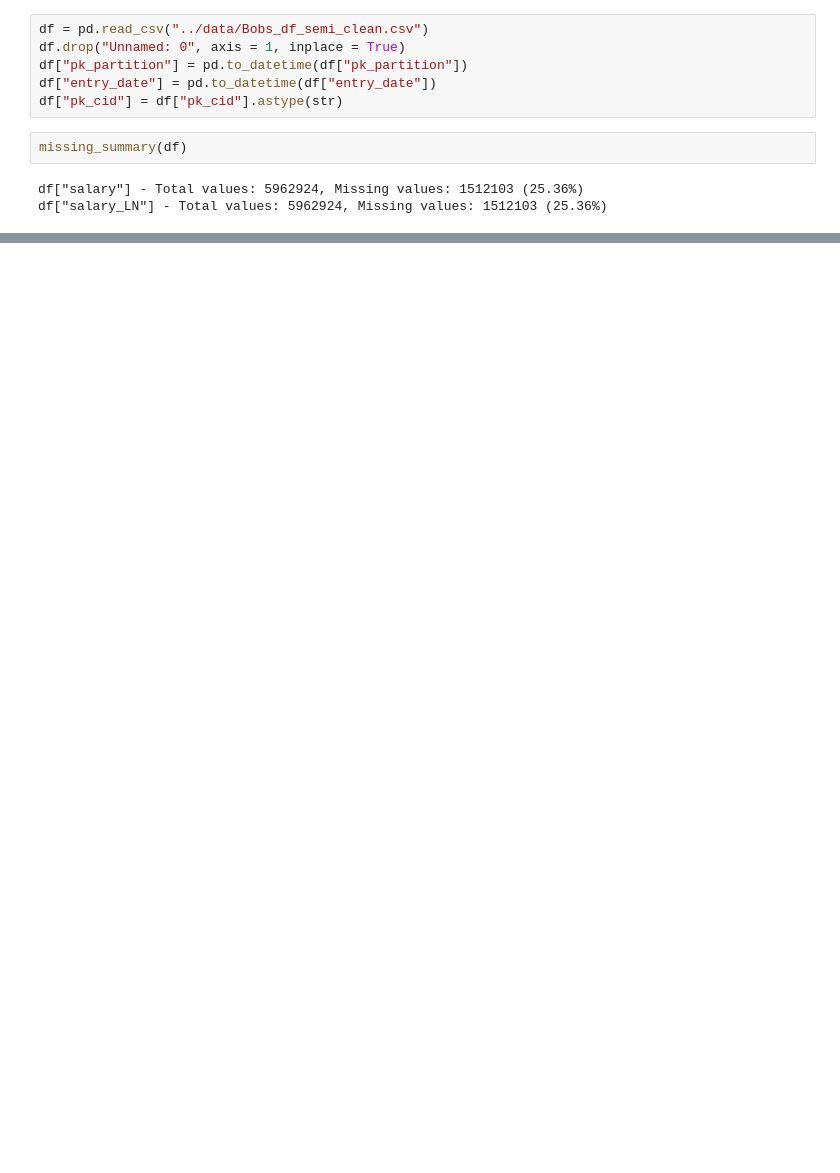
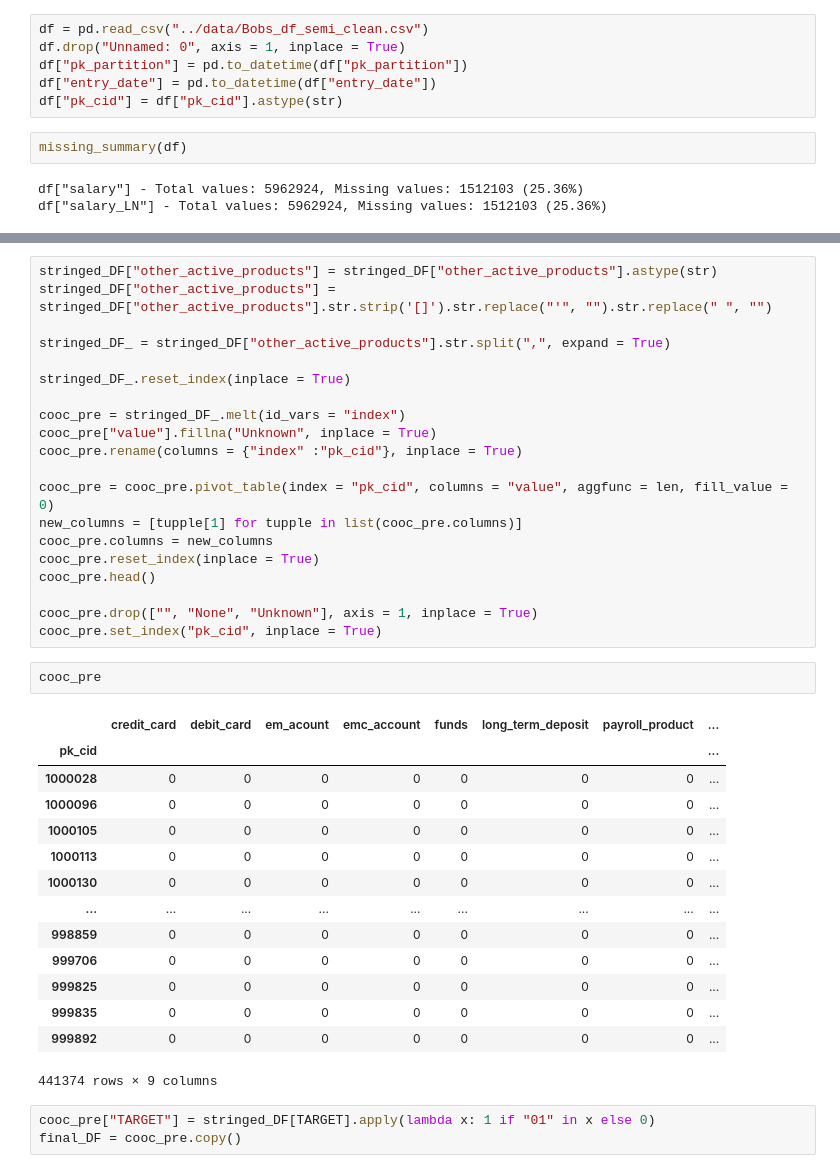
Before and after one commit to aggarcia1996/final_project_adjt, a Jupyter notebook: recommendation/ML_approach.ipynb, the cells around one changed output, grey strips where cells are left out. Cells and saved outputs as stored; diff of their text form; blank space fills up the shorter version.

```diff
--- a/recommendation/ML_approach.ipynb
+++ b/recommendation/ML_approach.ipynb
@@ -340,0 +341,40 @@ ValueError: Feature shape mismatch, expected: 39, got 40
+# %%
+stringed_DF["other_active_products"] = stringed_DF["other_active_products"].astype(str)
+stringed_DF["other_active_products"] = stringed_DF["other_active_products"].str.strip('[]').str.replace("'", "").str.replace(" ", "")
+
+stringed_DF_ = stringed_DF["other_active_products"].str.split(",", expand = True)
+
+stringed_DF_.reset_index(inplace = True)
+
+cooc_pre = stringed_DF_.melt(id_vars = "index")
+cooc_pre["value"].fillna("Unknown", inplace = True)
+cooc_pre.rename(columns = {"index" :"pk_cid"}, inplace = True)
+
+cooc_pre = cooc_pre.pivot_table(index = "pk_cid", columns = "value", aggfunc = len, fill_value = 0)
+new_columns = [tupple[1] for tupple in list(cooc_pre.columns)]
+cooc_pre.columns = new_columns
+cooc_pre.reset_index(inplace = True)
+cooc_pre.head()
+
+cooc_pre.drop(["", "None", "Unknown"], axis = 1, inplace = True)
+cooc_pre.set_index("pk_cid", inplace = True)
+# %%
+cooc_pre
+# %% [output]
+|  | credit_card | debit_card | em_acount | emc_account | funds | long_term_deposit | payroll_product | ... |
+| pk_cid |  |  |  |  |  |  |  | ... |
+| 1000028 | 0 | 0 | 0 | 0 | 0 | 0 | 0 | ... |
+| 1000096 | 0 | 0 | 0 | 0 | 0 | 0 | 0 | ... |
+| 1000105 | 0 | 0 | 0 | 0 | 0 | 0 | 0 | ... |
+| 1000113 | 0 | 0 | 0 | 0 | 0 | 0 | 0 | ... |
+| 1000130 | 0 | 0 | 0 | 0 | 0 | 0 | 0 | ... |
+| ... | ... | ... | ... | ... | ... | ... | ... | ... |
+| 998859 | 0 | 0 | 0 | 0 | 0 | 0 | 0 | ... |
+| 999706 | 0 | 0 | 0 | 0 | 0 | 0 | 0 | ... |
+| 999825 | 0 | 0 | 0 | 0 | 0 | 0 | 0 | ... |
+| 999835 | 0 | 0 | 0 | 0 | 0 | 0 | 0 | ... |
+| 999892 | 0 | 0 | 0 | 0 | 0 | 0 | 0 | ... |
+441374 rows × 9 columns
+# %%
+cooc_pre["TARGET"] = stringed_DF[TARGET].apply(lambda x: 1 if "01" in x else 0)
+final_DF = cooc_pre.copy()
```
Also changed, not shown: parts of 51 cells of this notebook.
